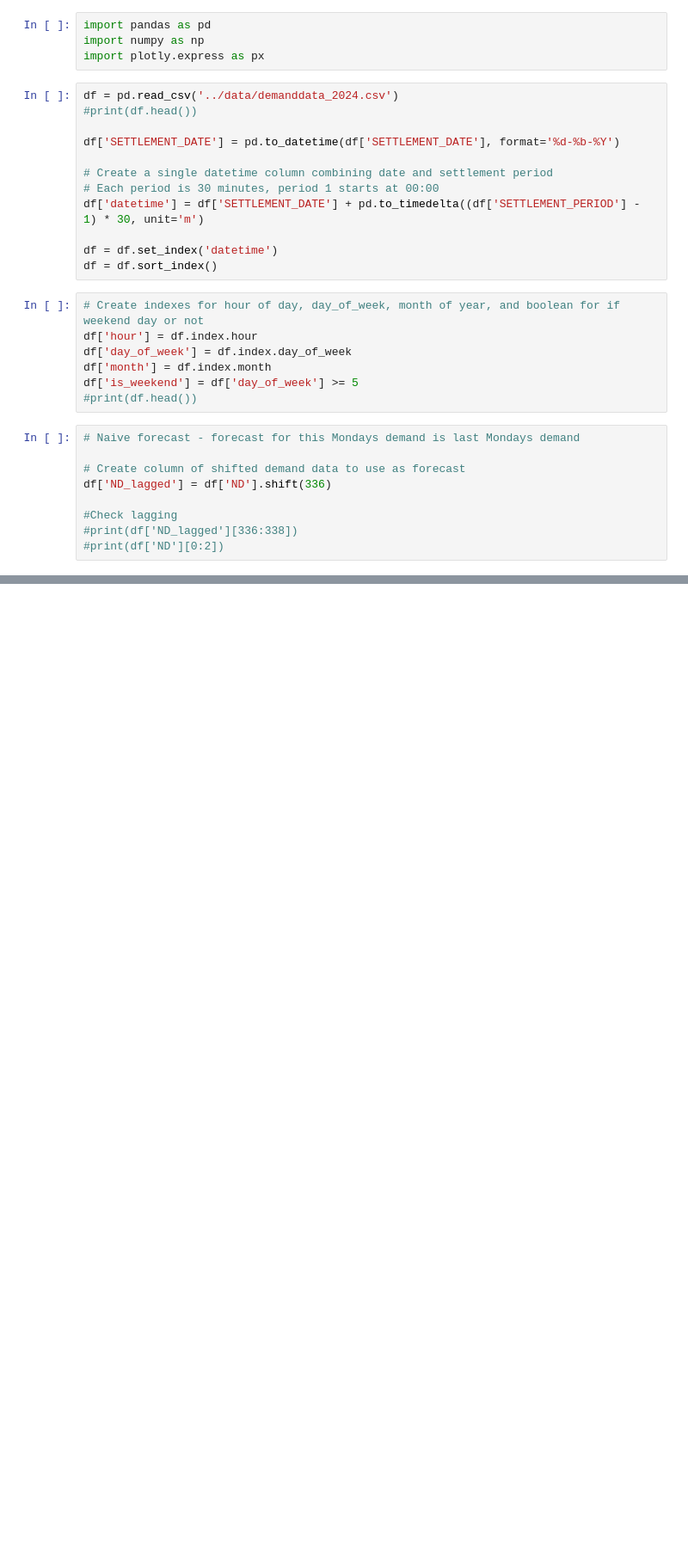
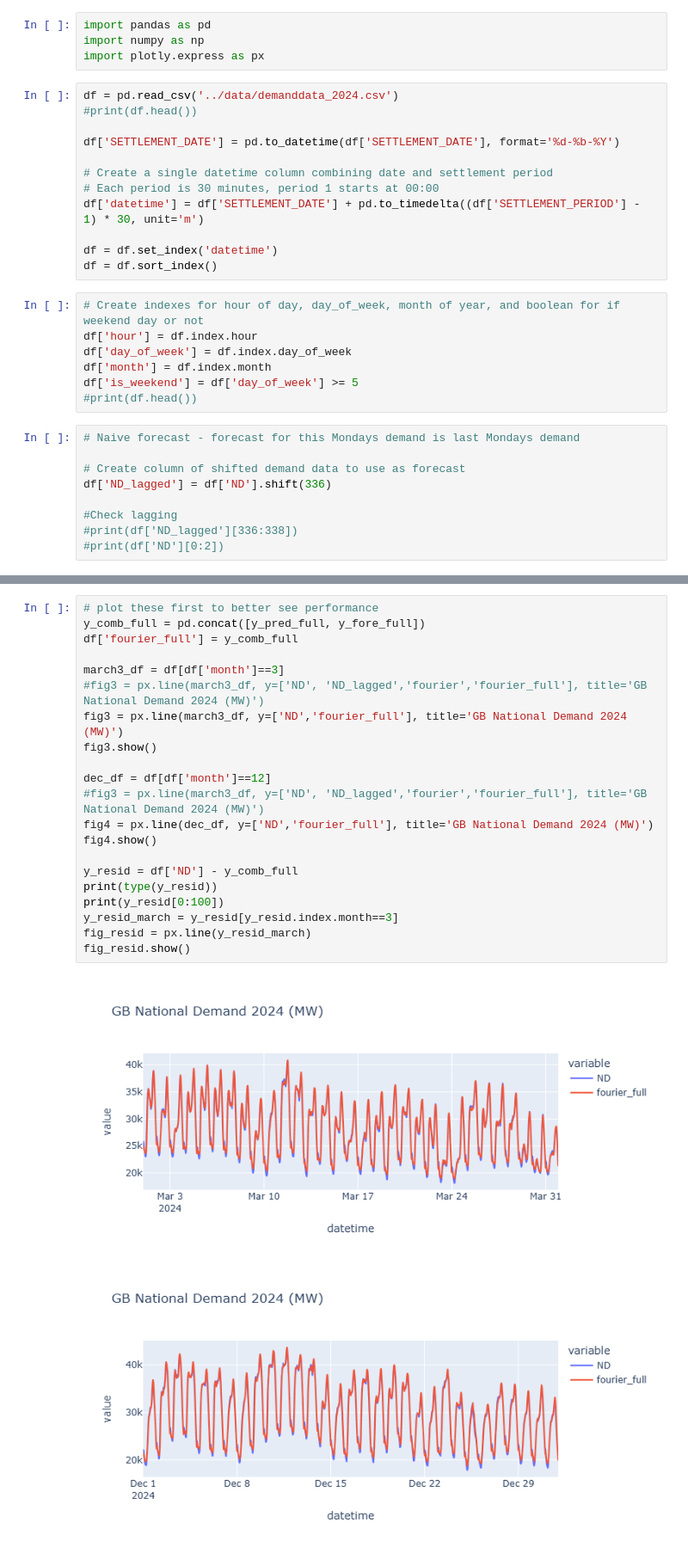
Before and after one commit to jpb-py/energy-forecast, a Jupyter notebook: notebooks/02_forecasting.ipynb, the cells around one changed output, grey strips where cells are left out. Shown at 86% size. Drawn from its saved outputs; the diff is of its cells as text; blank space fills up the shorter version.

```diff
--- a/notebooks/02_forecasting.ipynb
+++ b/notebooks/02_forecasting.ipynb
@@ -159,0 +301,24 @@ Out of sample metrics:
+# %%
+# plot these first to better see performance
+y_comb_full = pd.concat([y_pred_full, y_fore_full])
+df['fourier_full'] = y_comb_full
+
+march3_df = df[df['month']==3]
+#fig3 = px.line(march3_df, y=['ND', 'ND_lagged','fourier','fourier_full'], title='GB National Demand 2024 (MW)')
+fig3 = px.line(march3_df, y=['ND','fourier_full'], title='GB National Demand 2024 (MW)')
+fig3.show()
+
+dec_df = df[df['month']==12]
+#fig3 = px.line(march3_df, y=['ND', 'ND_lagged','fourier','fourier_full'], title='GB National Demand 2024 (MW)')
+fig4 = px.line(dec_df, y=['ND','fourier_full'], title='GB National Demand 2024 (MW)')
+fig4.show()
+
+y_resid = df['ND'] - y_comb_full
+print(type(y_resid))
+print(y_resid[0:100])
+y_resid_march = y_resid[y_resid.index.month==3]
+fig_resid = px.line(y_resid_march)
+fig_resid.show()
+# %% [output]
+[figure, added]
+[figure, added]
```
Also changed, not shown: parts of 9 cells of this notebook.
